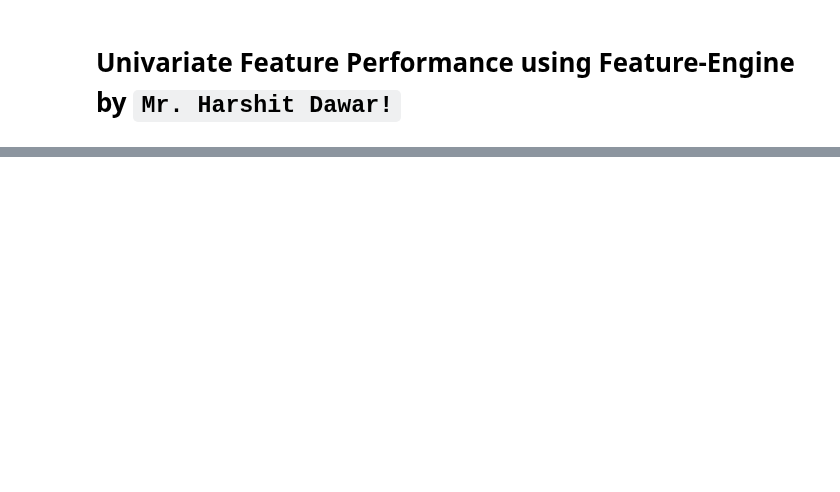
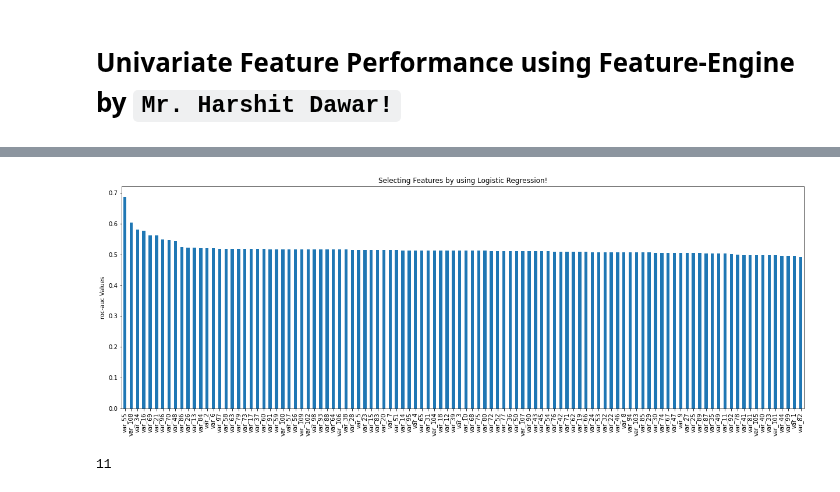
Before and after one commit to HarshitDawar55/Feature-Selection, a Jupyter notebook: Filter-Methods/Statistical-Methods/Univariate Feature Performance using Feature Engine.ipynb, the cells around one changed output, grey strips where cells are left out. Drawn from its saved outputs; the diff is of its cells as text; code cells hidden in the pictures; blank space fills up the shorter version.

```diff
--- a/Filter-Methods/Statistical-Methods/Univariate Feature Performance using Feature Engine.ipynb
+++ b/Filter-Methods/Statistical-Methods/Univariate Feature Performance using Feature Engine.ipynb
@@ -22,0 +27,22 @@ data.head()
+# %%
+X = data.drop("target", axis = 1)
+y = data.target
+# %%
+# Creating the classifiers to select the features from!
+'''
+The classifier will train the model using the feature alone at a time, & then outputs the performance, based on
+which the features are selected!
+'''
+lr_classifier = LogisticRegression()
+rf_classifier = RandomForestClassifier()
+
+# Building the Feature Selector!
+Feature_Selector_LR = SelectBySingleFeaturePerformance(variables = None,
+                                                    estimator = lr_classifier,
+                                                    scoring = "roc_auc",
+                                                    cv = 5,
+                                                    threshold = 0.5)
+
+
+# Fitting the Feature Selector!
+Feature_Selector_LR.fit(X, y)
@@ -22,0 +62,13 @@ data.head()
+# %%
+pd.Series(Feature_Selector_LR.feature_performance_).sort_values(ascending = False).plot(
+    kind = "bar", figsize = (21, 7))
+
+plt.ylabel("roc-auc Values")
+plt.title("Selecting Features by using Logistic Regression!")
+plt.show()
+# %% [output]
+[figure, added]
+# %%
+len(Feature_Selector_LR.features_to_drop_)
+# %% [output]
+11
```
Also changed, not shown: parts of 3 cells of this notebook.
